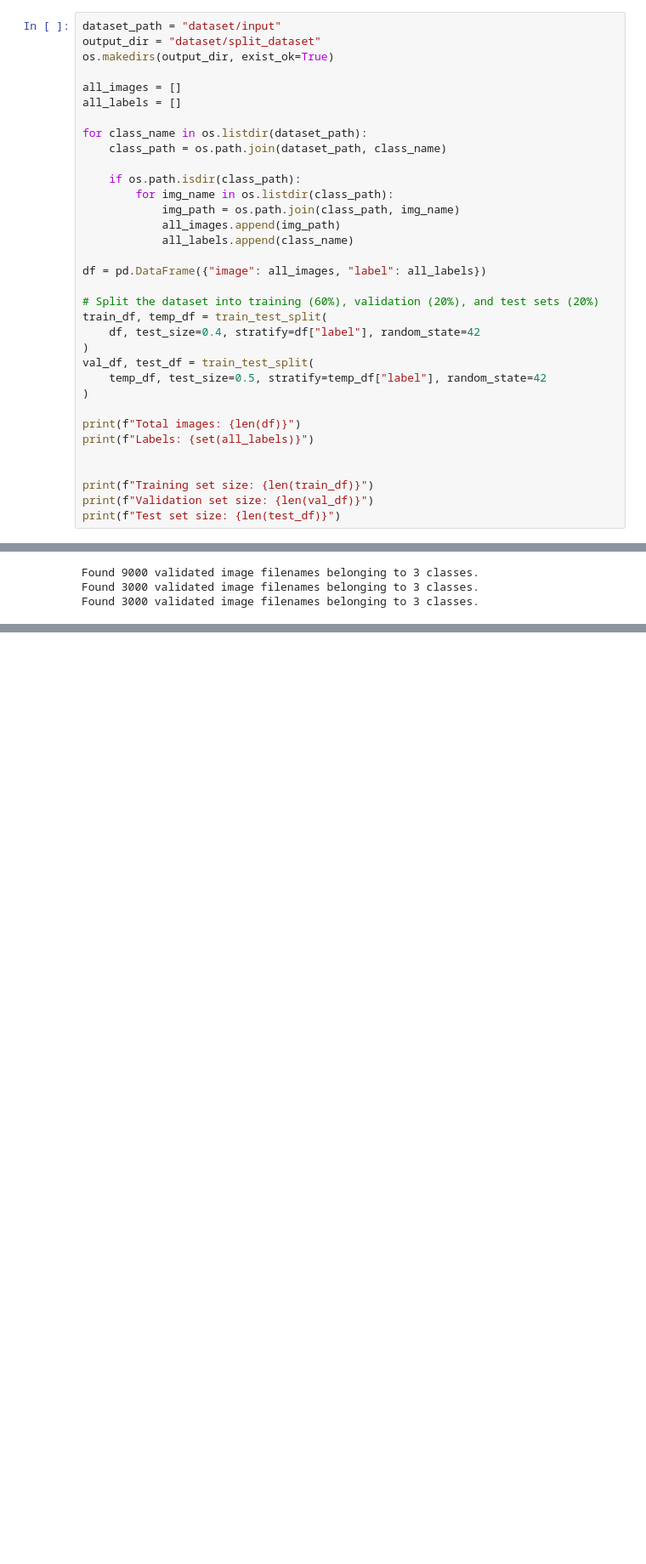
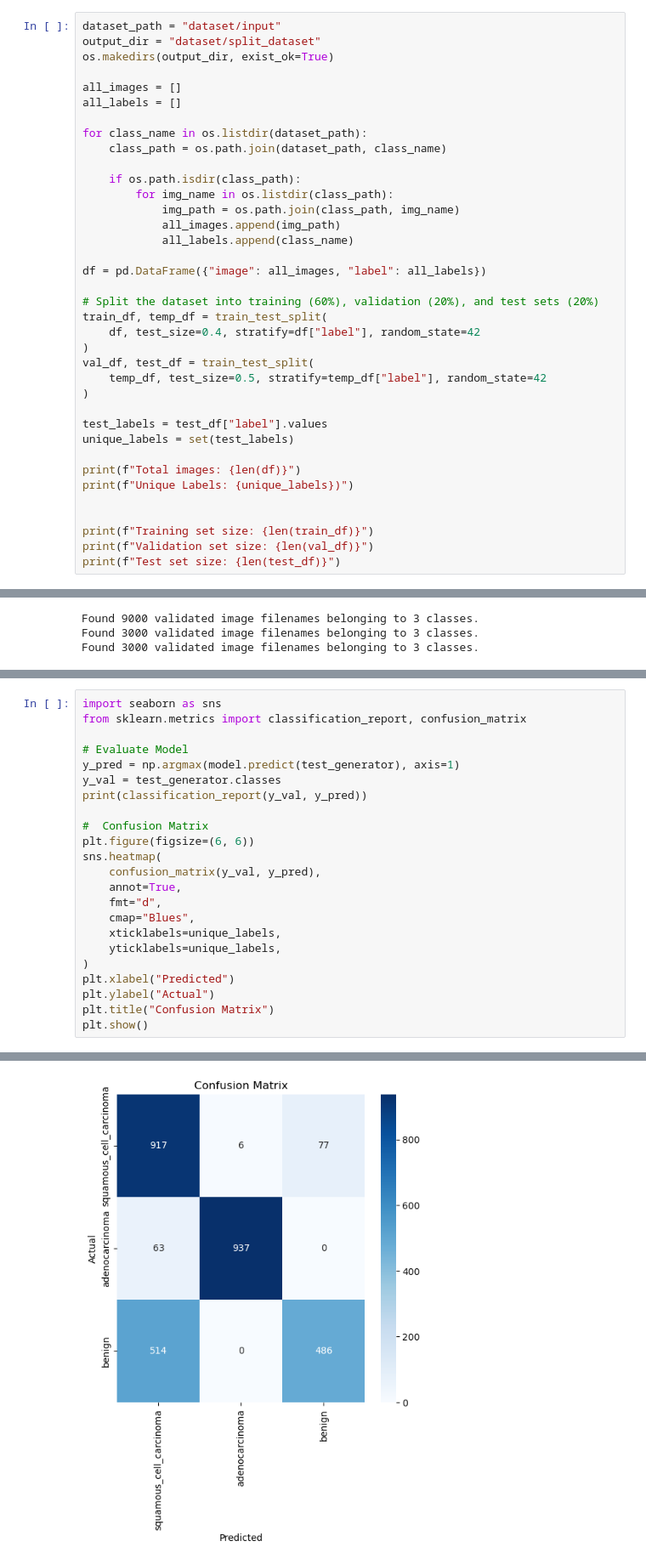
Before and after one commit to sgarnica1/ml-lung-cancer-classification, a Jupyter notebook: lung_cancer.ipynb, the cells around one changed output, grey strips where cells are left out. Shown at 85% size. Cells and saved outputs as stored; diff of their text form; blank space fills up the shorter version.

Commit message:
feat(): add evaluation, prediction and confusion matrix

```diff
--- a/lung_cancer.ipynb
+++ b/lung_cancer.ipynb
@@ -52,8 +52,11 @@ val_df, test_df = train_test_split(
     temp_df, test_size=0.5, stratify=temp_df["label"], random_state=42
 )
 
+test_labels = test_df["label"].values
+unique_labels = set(test_labels)
+
 print(f"Total images: {len(df)}")
-print(f"Labels: {set(all_labels)}")
+print(f"Unique Labels: {unique_labels})")
 
 
 print(f"Training set size: {len(train_df)}")
@@ -261,0 +257,24 @@ acc_plot.set(xlabel="Epochs", ylabel="Loss")
+# %%
+import seaborn as sns
+from sklearn.metrics import classification_report, confusion_matrix
+
+# Evaluate Model
+y_pred = np.argmax(model.predict(test_generator), axis=1)
+y_val = test_generator.classes
+print(classification_report(y_val, y_pred))
+
+#  Confusion Matrix
+plt.figure(figsize=(6, 6))
+sns.heatmap(
+    confusion_matrix(y_val, y_pred),
+    annot=True,
+    fmt="d",
+    cmap="Blues",
+    xticklabels=unique_labels,
+    yticklabels=unique_labels,
+)
+plt.xlabel("Predicted")
+plt.ylabel("Actual")
+plt.title("Confusion Matrix")
+plt.show()
+# %% [output]
@@ -261,0 +291 @@ acc_plot.set(xlabel="Epochs", ylabel="Loss")
+[figure, added]
```
Also changed, not shown: parts of 10 cells of this notebook.
